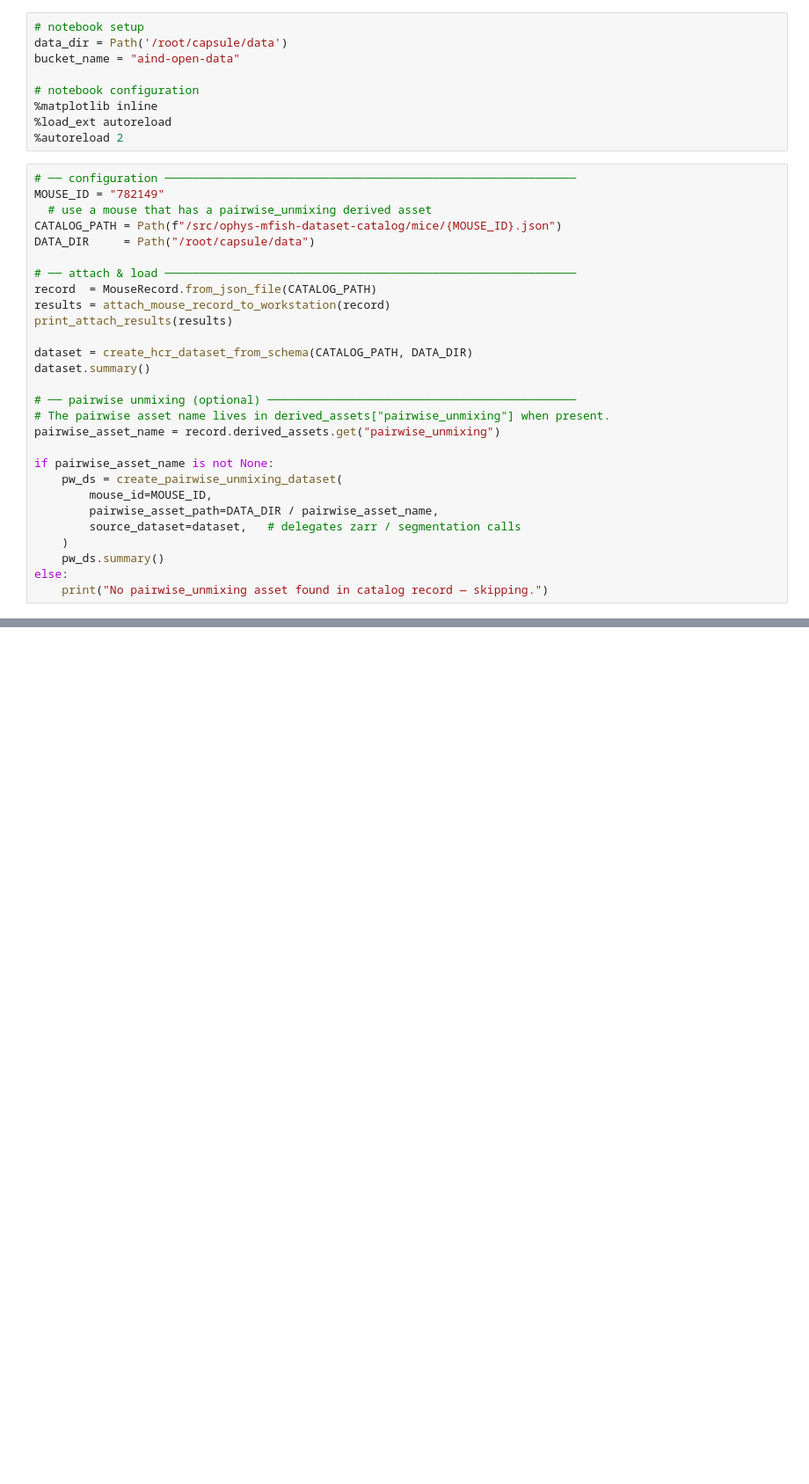
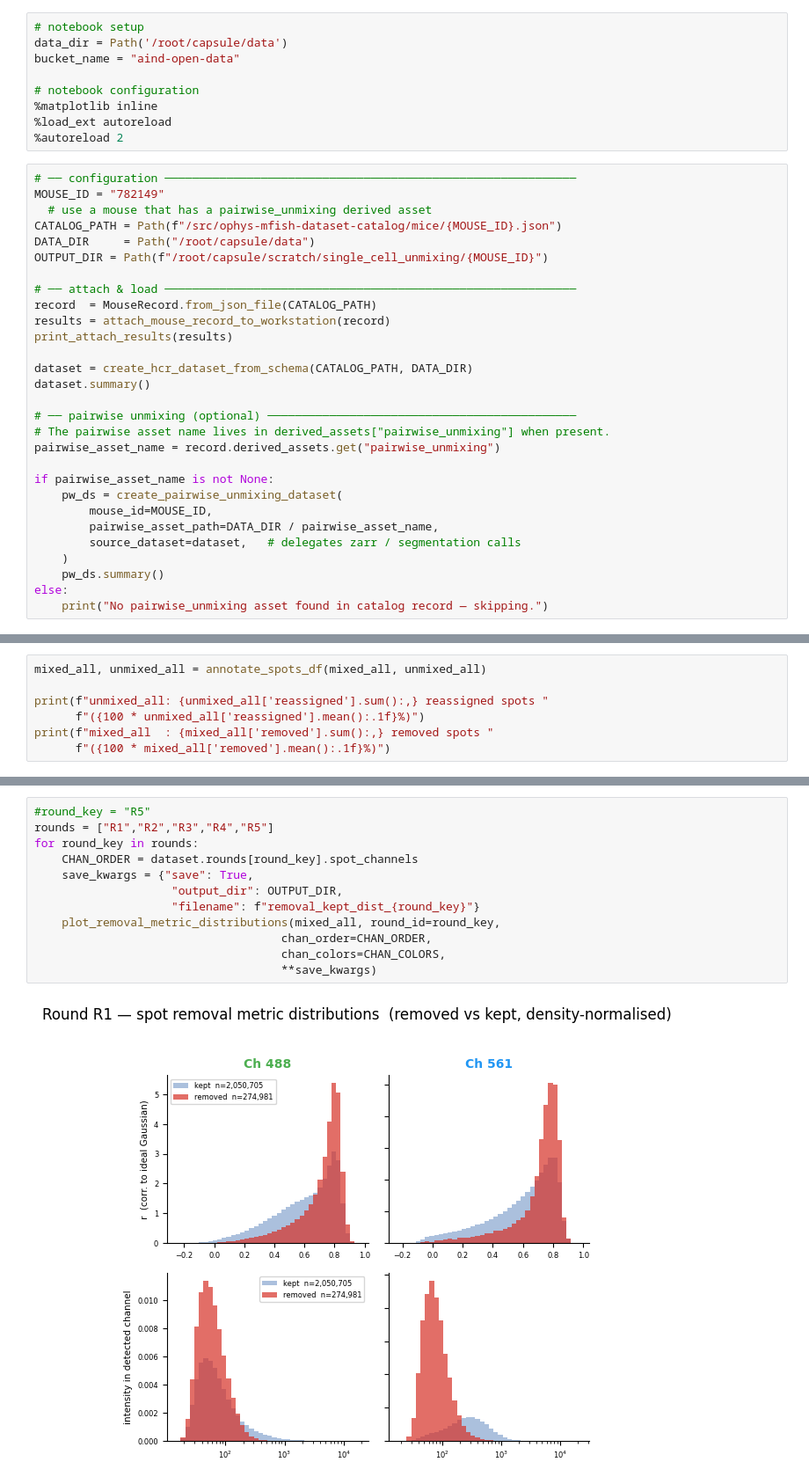
Before and after one commit to AllenNeuralDynamics/hcr-integrated-qc-capsule, a Jupyter notebook: code/20260411-batch-calc-new-umix-qc.ipynb, the cells around one changed output, grey strips where cells are left out. Shown at 88% size. Cells and saved outputs as stored; diff of their text form; blank space fills up the shorter version.

Commit message:
fix: added batch plots

```diff
--- a/code/20260411-batch-calc-new-umix-qc.ipynb
+++ b/code/20260411-batch-calc-new-umix-qc.ipynb
@@ -43,6 +44,7 @@ MOUSE_ID = "782149"
   # use a mouse that has a pairwise_unmixing derived asset
 CATALOG_PATH = Path(f"/src/ophys-mfish-dataset-catalog/mice/{MOUSE_ID}.json")
 DATA_DIR     = Path("/root/capsule/data")
+OUTPUT_DIR = Path(f"/root/capsule/scratch/single_cell_unmixing/{MOUSE_ID}")
 
 # ── attach & load ────────────────────────────────────────────────────────────
 record  = MouseRecord.from_json_file(CATALOG_PATH)
@@ -76,0 +132,7 @@ unmixed_all = pw_ds.load_all_rounds_spots_mp(table_type="unmixed_spots",  remove
+# %%
+mixed_all, unmixed_all = annotate_spots_df(mixed_all, unmixed_all)
+
+print(f"unmixed_all: {unmixed_all['reassigned'].sum():,} reassigned spots "
+      f"({100 * unmixed_all['reassigned'].mean():.1f}%)")
+print(f"mixed_all  : {mixed_all['removed'].sum():,} removed spots "
+      f"({100 * mixed_all['removed'].mean():.1f}%)")
@@ -76,0 +146,14 @@ unmixed_all = pw_ds.load_all_rounds_spots_mp(table_type="unmixed_spots",  remove
+# %%
+#round_key = "R5"
+rounds = ["R1","R2","R3","R4","R5"]
+for round_key in rounds:
+    CHAN_ORDER = dataset.rounds[round_key].spot_channels
+    save_kwargs = {"save": True,
+                    "output_dir": OUTPUT_DIR,
+                    "filename": f"removal_kept_dist_{round_key}"}
+    plot_removal_metric_distributions(mixed_all, round_id=round_key,
+                                    chan_order=CHAN_ORDER,
+                                    chan_colors=CHAN_COLORS,
+                                    **save_kwargs)
+# %% [output]
+[figure, added]
```
Also changed, not shown: parts of 16 cells of this notebook, 1 other file.
